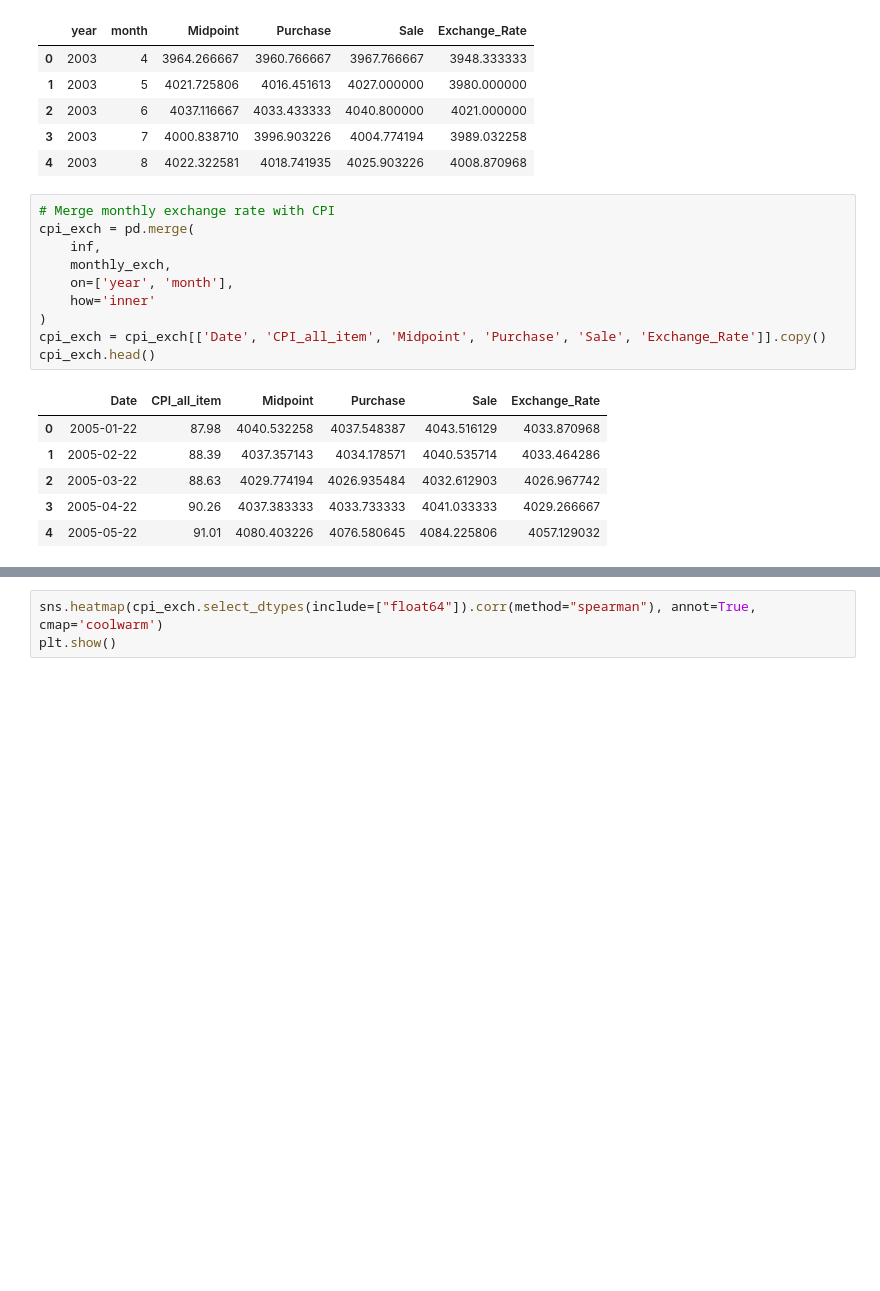
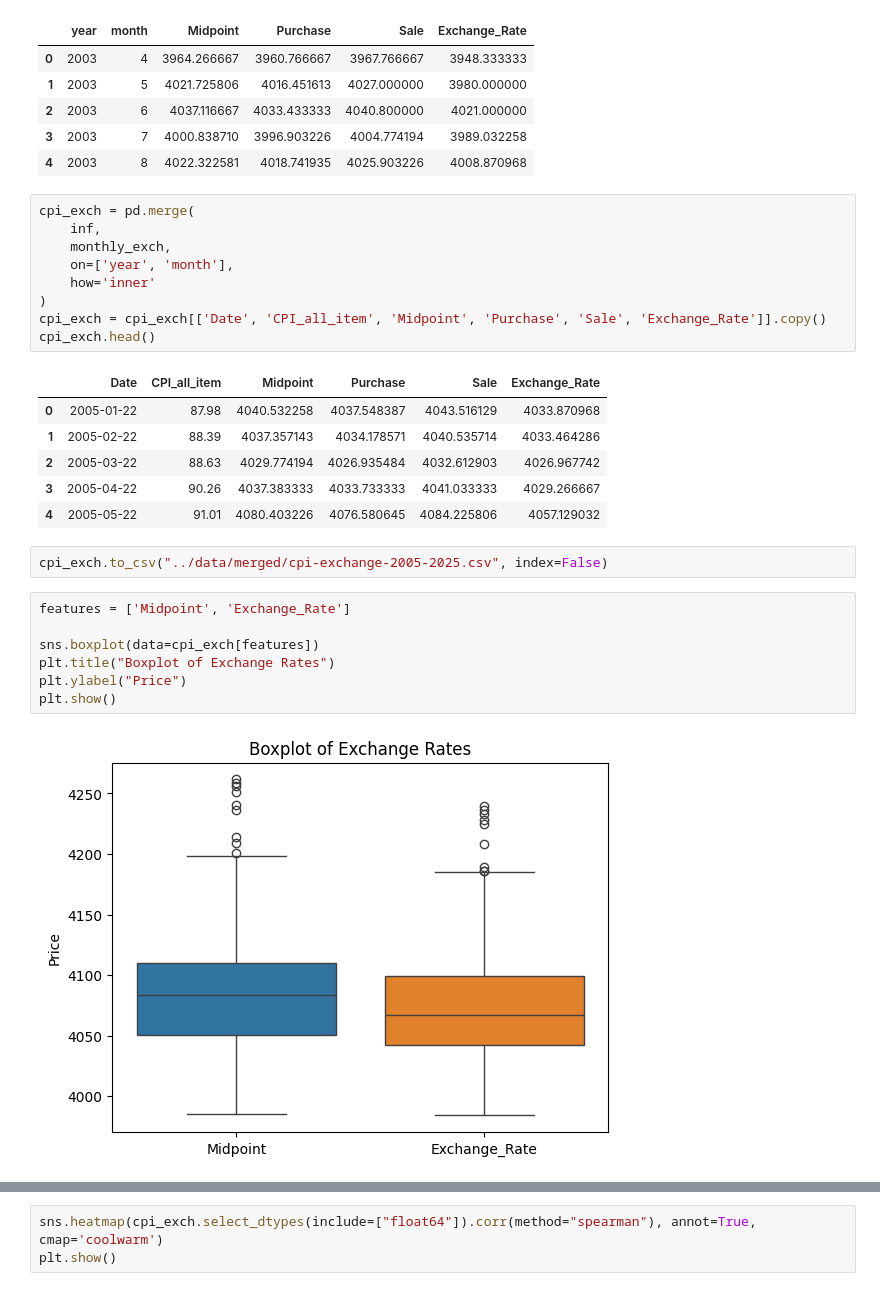
Before and after one commit to phoeurnkimhor/cambodia-inflation-rate-forecasting, a Jupyter notebook: notebooks/02-eda_multivariate.ipynb, the cells around one changed output, grey strips where cells are left out. Saved outputs shown, nothing was run; the diff lists cells and outputs as text; blank space fills up the shorter version.

```diff
--- a/notebooks/02-eda_multivariate.ipynb
+++ b/notebooks/02-eda_multivariate.ipynb
@@ -160,7 +214,6 @@ monthly_exch.head()
 | 3 | 2003 | 7 | 4000.838710 | 3996.903226 | 4004.774194 | 3989.032258 |
 | 4 | 2003 | 8 | 4022.322581 | 4018.741935 | 4025.903226 | 4008.870968 |
 # %%
-# Merge monthly exchange rate with CPI
 cpi_exch = pd.merge(
     inf,
     monthly_exch,
@@ -176,3 +229,14 @@ cpi_exch.head()
 | 2 | 2005-03-22 | 88.63 | 4029.774194 | 4026.935484 | 4032.612903 | 4026.967742 |
 | 3 | 2005-04-22 | 90.26 | 4037.383333 | 4033.733333 | 4041.033333 | 4029.266667 |
 | 4 | 2005-05-22 | 91.01 | 4080.403226 | 4076.580645 | 4084.225806 | 4057.129032 |
+# %%
+cpi_exch.to_csv("../data/merged/cpi-exchange-2005-2025.csv", index=False)
+# %%
+features = ['Midpoint', 'Exchange_Rate']
+
+sns.boxplot(data=cpi_exch[features])
+plt.title("Boxplot of Exchange Rates")
+plt.ylabel("Price")
+plt.show()
+# %% [output]
+[figure, added]
```
Also changed, not shown: parts of 13 cells of this notebook, 5 other files.
